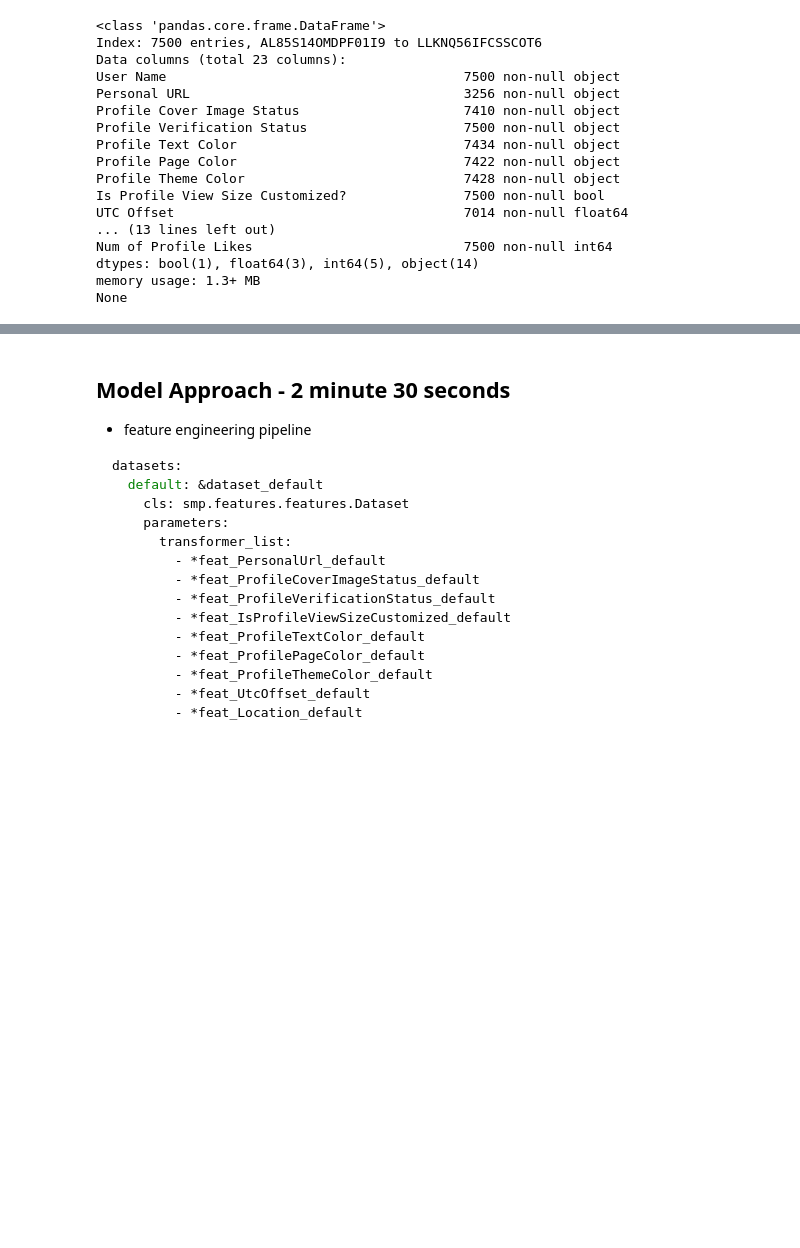
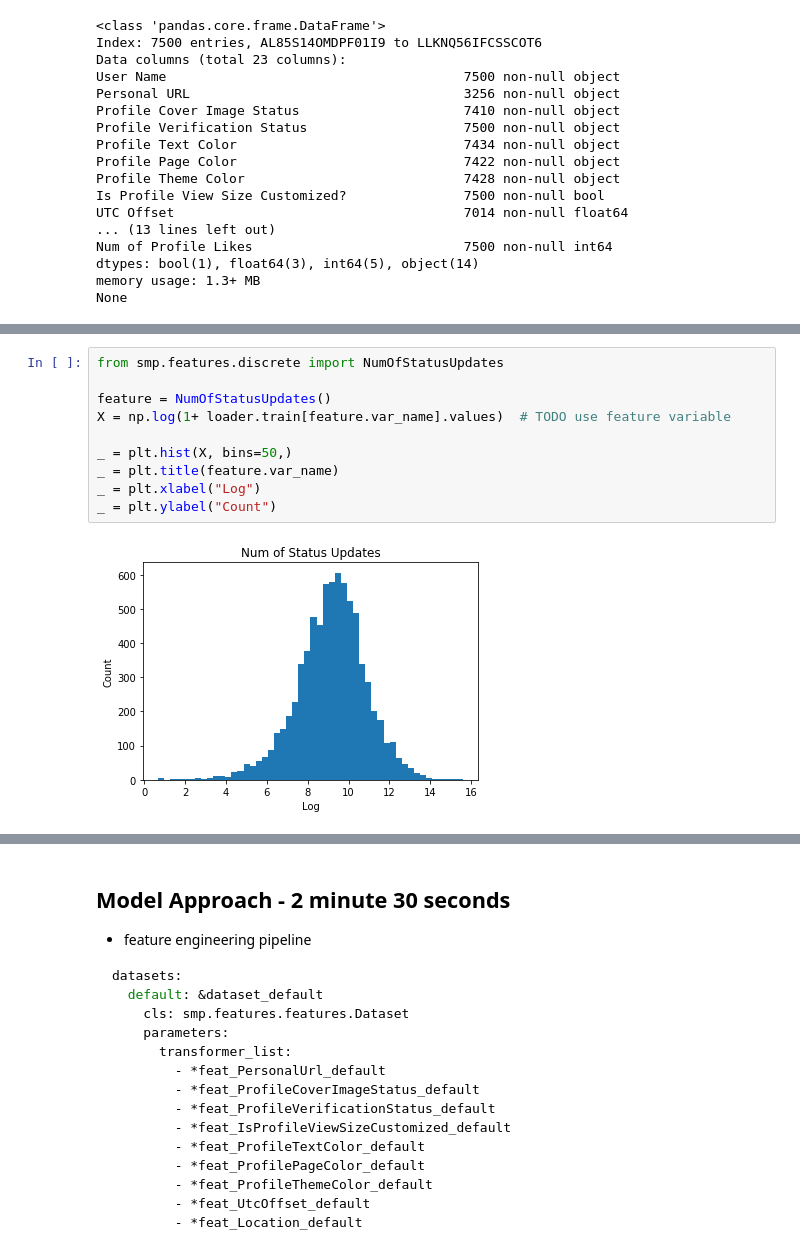
Before and after one commit to ebrunet28/smp, a Jupyter notebook: notebooks/presentation.ipynb, the cells around one changed output, grey strips where cells are left out. Cells and saved outputs as stored; diff of their text form; blank space fills up the shorter version.

```diff
--- a/notebooks/presentation.ipynb
+++ b/notebooks/presentation.ipynb
@@ -131,0 +125,12 @@ TODO: describe preprocessing
+# %%
+from smp.features.discrete import NumOfStatusUpdates
+
+feature = NumOfStatusUpdates()
+X = np.log(1+ loader.train[feature.var_name].values)  # TODO use feature variable
+
+_ = plt.hist(X, bins=50,)
+_ = plt.title(feature.var_name)
+_ = plt.xlabel("Log")
+_ = plt.ylabel("Count")
+# %% [output]
+[figure, added]
```
Also changed, not shown: parts of 16 cells of this notebook.
